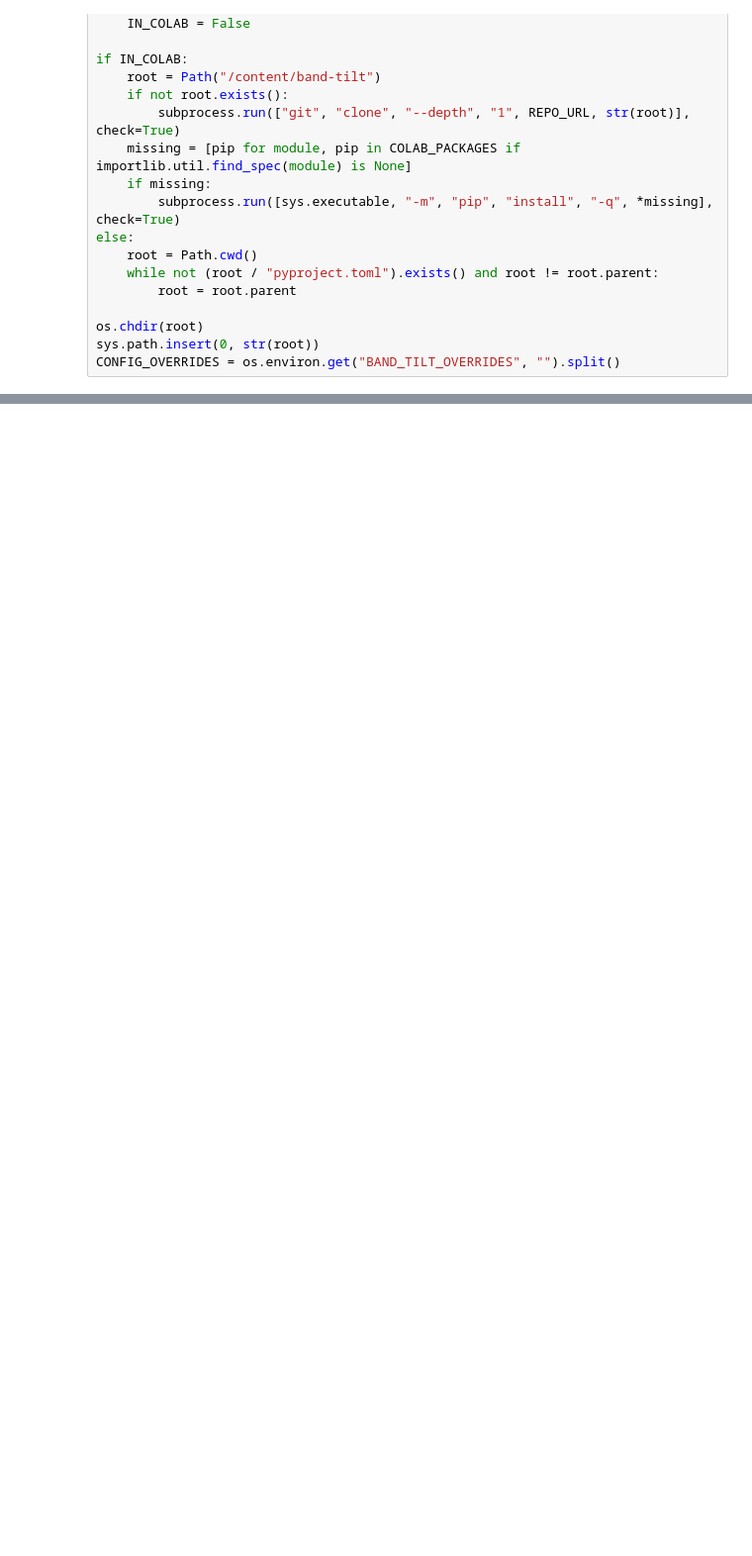
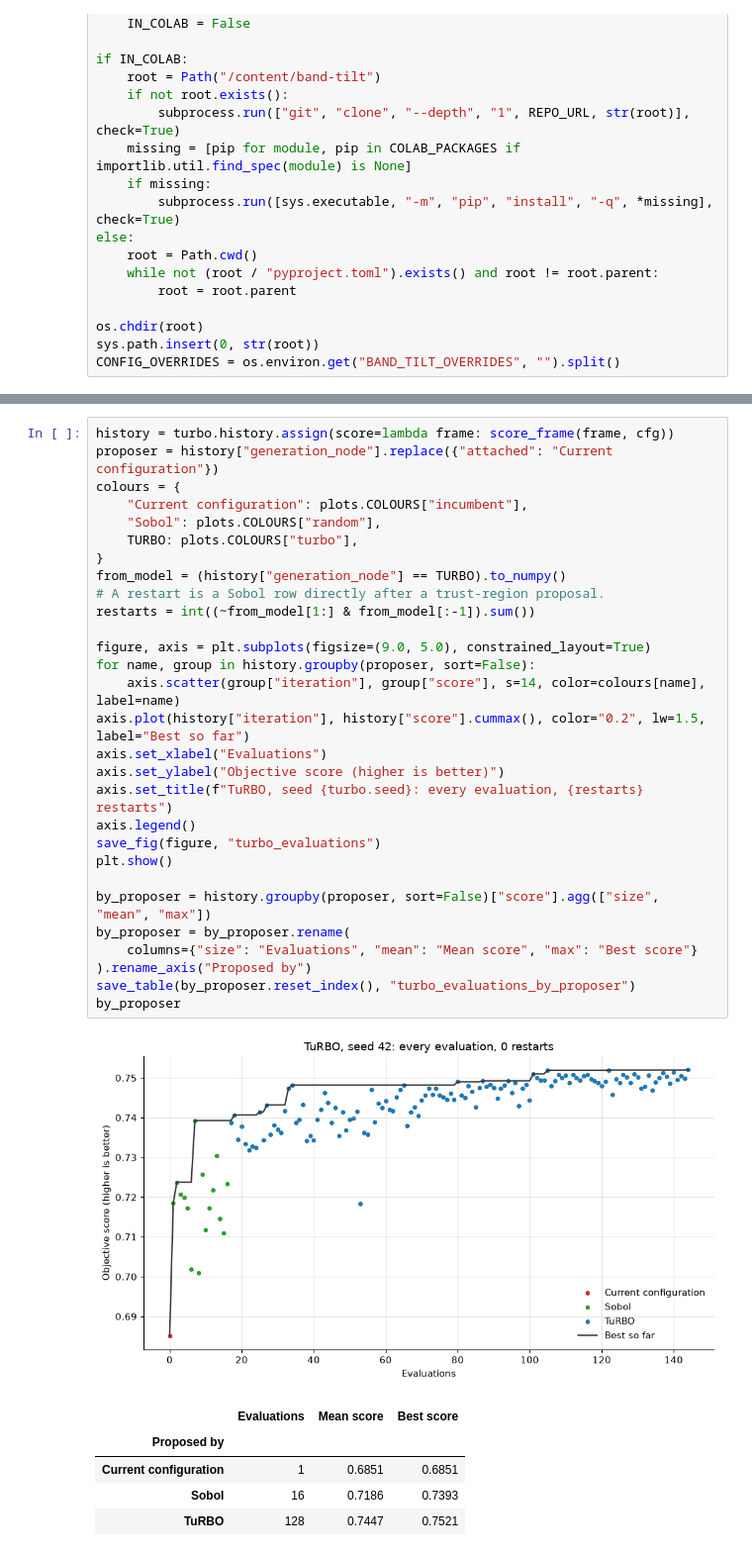
Before and after one commit to NguyenVu04/band-tilt, a Jupyter notebook: notebooks/03b_turbo.ipynb, the cells around one changed output, grey strips where cells are left out. Shown at 99% size. Cells and saved outputs as stored; diff of their text form; blank space fills up the shorter version.

```diff
--- a/notebooks/03b_turbo.ipynb
+++ b/notebooks/03b_turbo.ipynb
@@ -138,0 +234,36 @@ plt.show()
+# %%
+history = turbo.history.assign(score=lambda frame: score_frame(frame, cfg))
+proposer = history["generation_node"].replace({"attached": "Current configuration"})
+colours = {
+    "Current configuration": plots.COLOURS["incumbent"],
+    "Sobol": plots.COLOURS["random"],
+    TURBO: plots.COLOURS["turbo"],
+}
+from_model = (history["generation_node"] == TURBO).to_numpy()
+# A restart is a Sobol row directly after a trust-region proposal.
+restarts = int((~from_model[1:] & from_model[:-1]).sum())
+
+figure, axis = plt.subplots(figsize=(9.0, 5.0), constrained_layout=True)
+for name, group in history.groupby(proposer, sort=False):
+    axis.scatter(group["iteration"], group["score"], s=14, color=colours[name], label=name)
+axis.plot(history["iteration"], history["score"].cummax(), color="0.2", lw=1.5, label="Best so far")
+axis.set_xlabel("Evaluations")
+axis.set_ylabel("Objective score (higher is better)")
+axis.set_title(f"TuRBO, seed {turbo.seed}: every evaluation, {restarts} restarts")
+axis.legend()
+save_fig(figure, "turbo_evaluations")
+plt.show()
+
+by_proposer = history.groupby(proposer, sort=False)["score"].agg(["size", "mean", "max"])
+by_proposer = by_proposer.rename(
+    columns={"size": "Evaluations", "mean": "Mean score", "max": "Best score"}
+).rename_axis("Proposed by")
+save_table(by_proposer.reset_index(), "turbo_evaluations_by_proposer")
+by_proposer
+# %% [output]
+[figure, added]
+|  | Evaluations | Mean score | Best score |
+| Proposed by |  |  |  |
+| Current configuration | 1 | 0.6851 | 0.6851 |
+| Sobol | 16 | 0.7186 | 0.7393 |
+| TuRBO | 128 | 0.7447 | 0.7521 |
```
Also changed, not shown: parts of 28 cells of this notebook.
